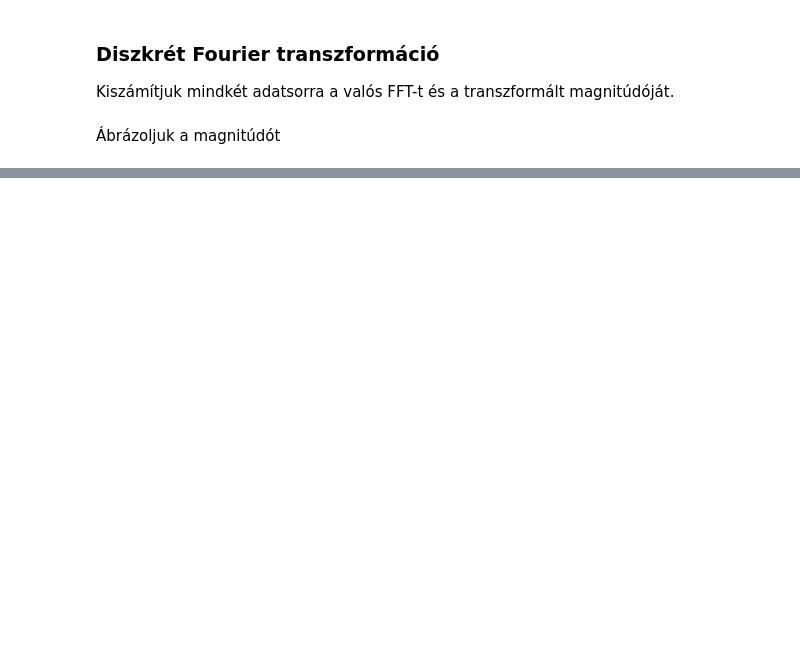
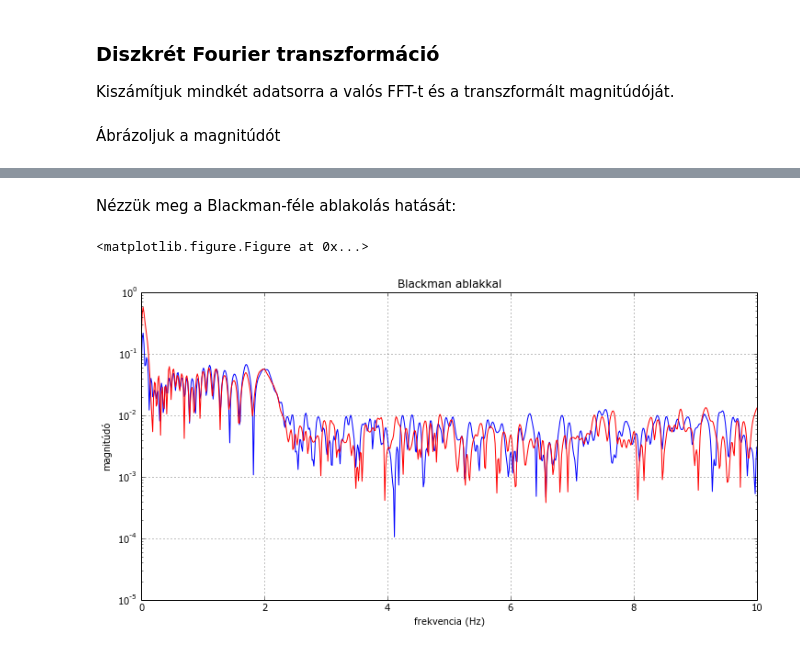
Before and after one commit to gyulat/Fourier, a Jupyter notebook: FFT_demo.ipynb, the cells around one changed output, grey strips where cells are left out. Cells and saved outputs as stored; diff of their text form; code cells hidden in the pictures; blank space fills up the shorter version.

Commit message:
added Blackman window

```diff
--- a/FFT_demo.ipynb
+++ b/FFT_demo.ipynb
@@ -67,0 +68,21 @@ plt.grid()
+# %% [markdown]
+Nézzük meg a Blackman-féle ablakolás hatását:
+# %%
+from scipy.signal import blackman
+N = len(t)
+w = blackman(N)
+Ax = np.fft.rfft(ax*w)
+Ay = np.fft.rfft(ay*w)
+
+Axm = np.abs(Ax)/len(Ax)
+Aym = np.abs(Ay)/len(Ay)
+
+plt.figure()
+setup_graph(title='Blackman ablakkal', x_label='frekvencia (Hz)', y_label='magnitúdó', fig_size=(12,6))
+plt.semilogy(frq,Axm,'b-')
+plt.semilogy(frq,Aym,'r-')
+plt.xlim(0,10)
+plt.grid()
+# %% [output]
+<matplotlib.figure.Figure at 0x...>
+[figure, added]
```
Also changed, not shown: parts of 2 cells of this notebook.
